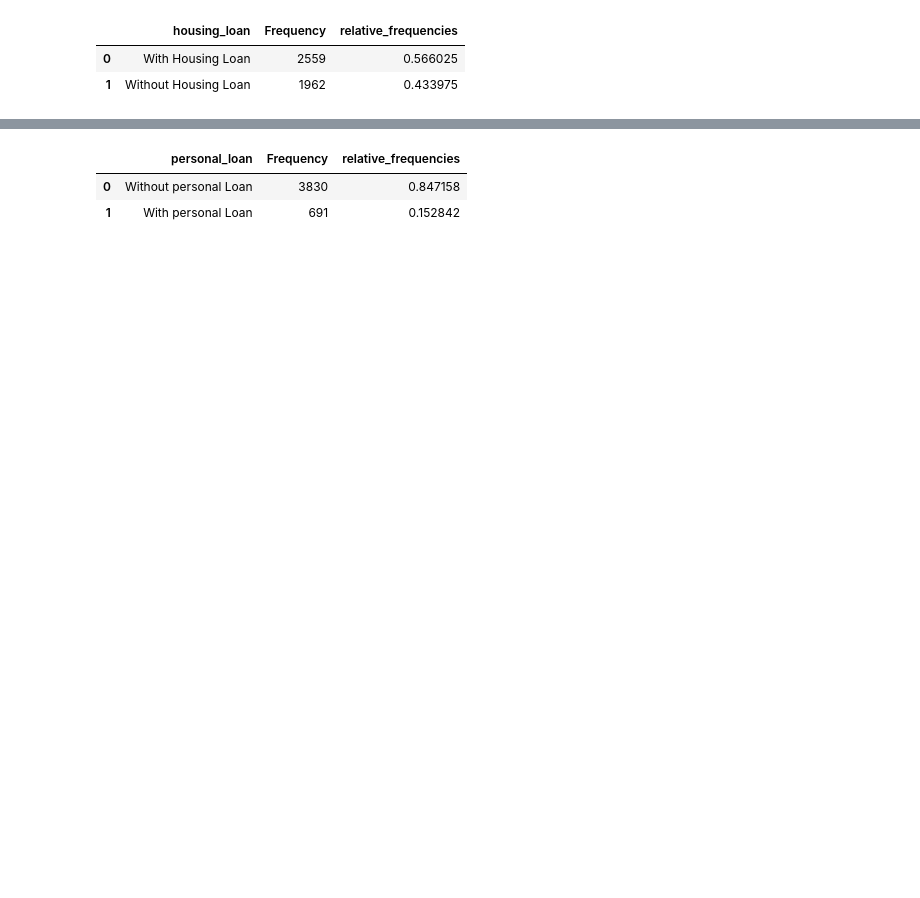
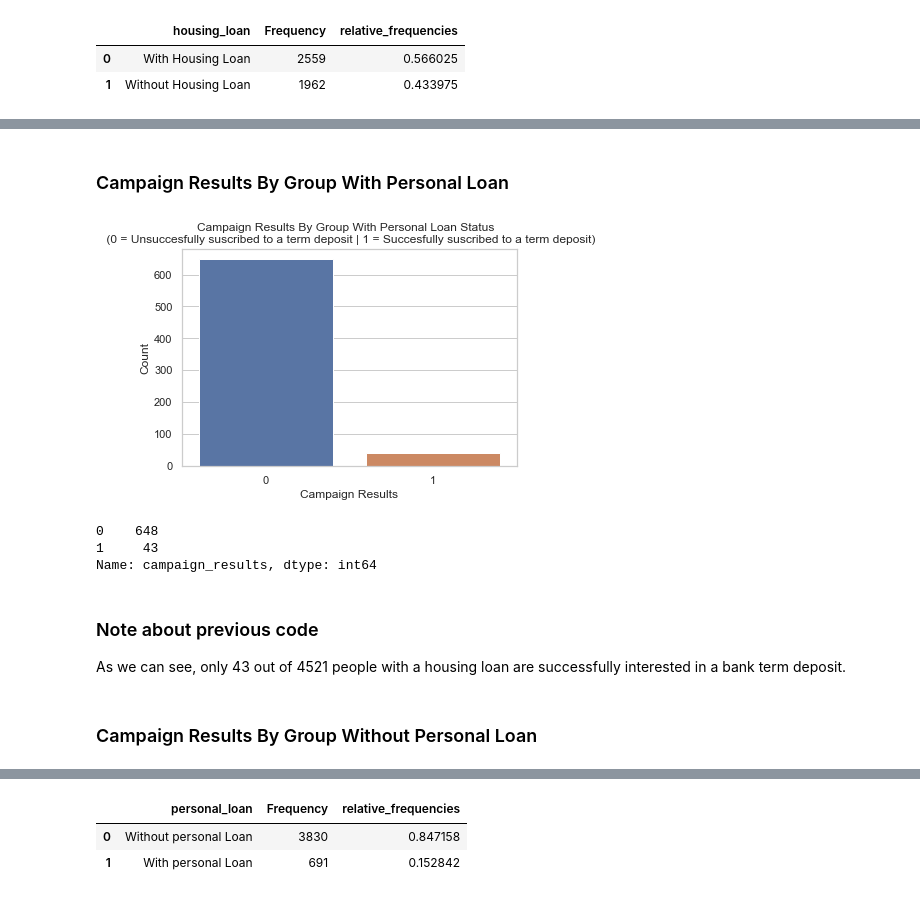
Before and after one commit to EduardoJMatosRomero/StatTechsCA1, a Jupyter notebook: Hdip_Eduardo_Julian_Matos_Romero_2023.ipynb, the cells around one changed output, grey strips where cells are left out. Drawn from its saved outputs; the diff is of its cells as text; code cells hidden in the pictures; blank space fills up the shorter version.

```diff
--- a/Hdip_Eduardo_Julian_Matos_Romero_2023.ipynb
+++ b/Hdip_Eduardo_Julian_Matos_Romero_2023.ipynb
@@ -1262,0 +1228,28 @@ Name: campaign_results, dtype: int64
+# %% [markdown]
+### Campaign Results By Group With Personal Loan
+# %%
+with_debt_data = df3[df3['personal_loan'] == 'With personal Loan']
+
+sns.countplot(data=with_debt_data, x='campaign_results')
+
+plt.xlabel('Campaign Results')
+plt.ylabel('Count')
+plt.title('Campaign Results By Group With Personal Loan Status  \n (0 = Unsuccesfully suscribed to a term deposit | 1 = Succesfully suscribed to a term deposit)')
+plt.show()
+# %% [output]
+[figure, added]
+# %%
+with_debt_data = df3[df3['personal_loan'] == 'With personal Loan']
+
+with_debt_data_counts = with_debt_data['campaign_results'].value_counts()
+
+print(with_debt_data_counts)
+# %% [output]
+0    648
+1     43
+Name: campaign_results, dtype: int64
+# %% [markdown]
+### Note about previous code
+As we can see, only 43 out of 4521 people with a housing loan are successfully interested in a bank term deposit.
+# %% [markdown]
+### Campaign Results By Group Without Personal Loan
```
Also changed, not shown: parts of 121 cells of this notebook.
